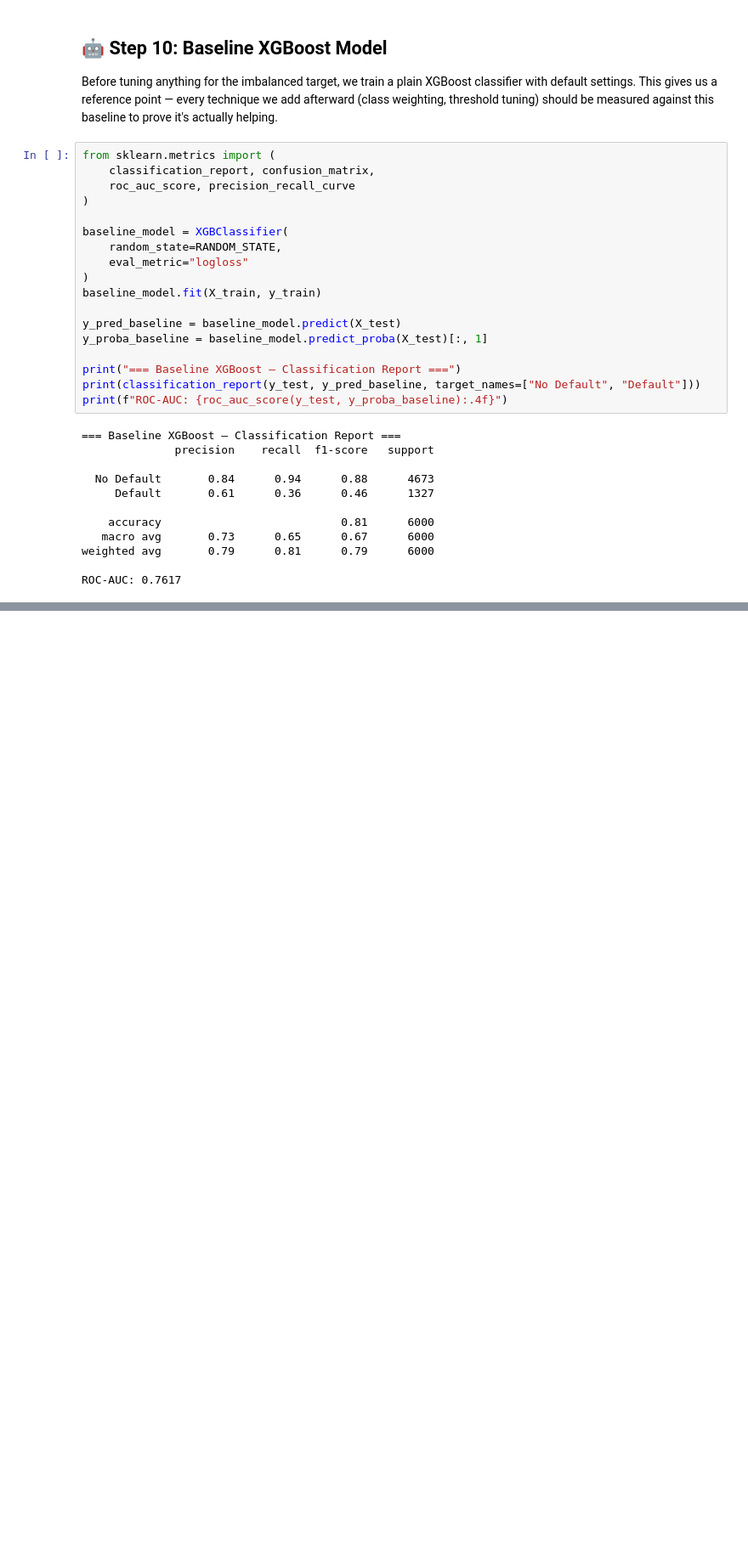
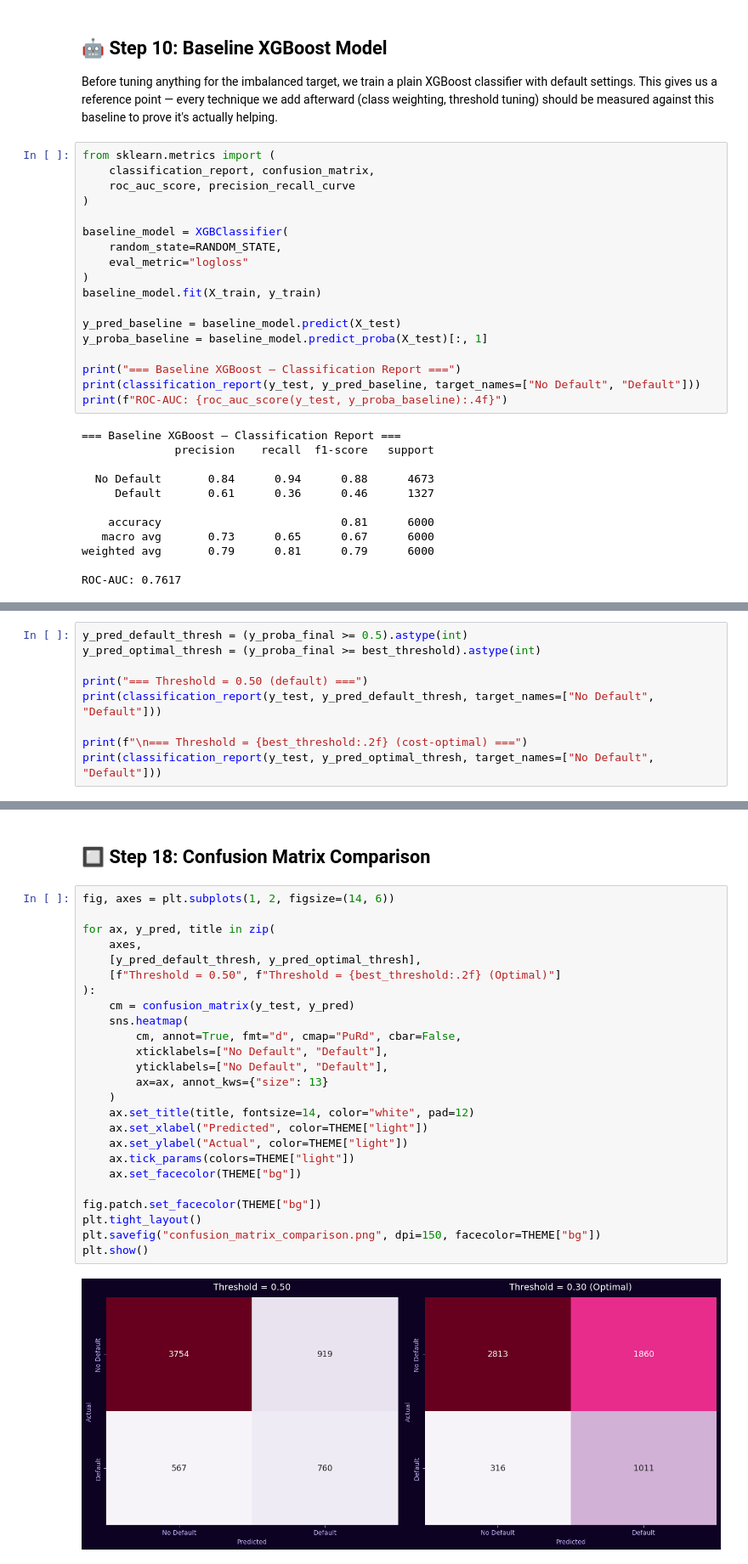
Before and after one commit to aart1nn/ML-Projects, a Jupyter notebook: 14-XG-boosting/Loan-Default-Prediction.ipynb, the cells around one changed output, grey strips where cells are left out. Shown at 85% size. Drawn from its saved outputs; the diff is of its cells as text; blank space fills up the shorter version.

```diff
--- a/14-XG-boosting/Loan-Default-Prediction.ipynb
+++ b/14-XG-boosting/Loan-Default-Prediction.ipynb
@@ -305,0 +510,9 @@ ROC-AUC: 0.7617
+# %%
+y_pred_default_thresh = (y_proba_final >= 0.5).astype(int)
+y_pred_optimal_thresh = (y_proba_final >= best_threshold).astype(int)
+
+print("=== Threshold = 0.50 (default) ===")
+print(classification_report(y_test, y_pred_default_thresh, target_names=["No Default", "Default"]))
+
+print(f"\n=== Threshold = {best_threshold:.2f} (cost-optimal) ===")
+print(classification_report(y_test, y_pred_optimal_thresh, target_names=["No Default", "Default"]))
@@ -305,0 +540,29 @@ ROC-AUC: 0.7617
+# %% [markdown]
+## 🔲 Step 18: Confusion Matrix Comparison
+# %%
+fig, axes = plt.subplots(1, 2, figsize=(14, 6))
+
+for ax, y_pred, title in zip(
+    axes,
+    [y_pred_default_thresh, y_pred_optimal_thresh],
+    [f"Threshold = 0.50", f"Threshold = {best_threshold:.2f} (Optimal)"]
+):
+    cm = confusion_matrix(y_test, y_pred)
+    sns.heatmap(
+        cm, annot=True, fmt="d", cmap="PuRd", cbar=False,
+        xticklabels=["No Default", "Default"],
+        yticklabels=["No Default", "Default"],
+        ax=ax, annot_kws={"size": 13}
+    )
+    ax.set_title(title, fontsize=14, color="white", pad=12)
+    ax.set_xlabel("Predicted", color=THEME["light"])
+    ax.set_ylabel("Actual", color=THEME["light"])
+    ax.tick_params(colors=THEME["light"])
+    ax.set_facecolor(THEME["bg"])
+
+fig.patch.set_facecolor(THEME["bg"])
+plt.tight_layout()
+plt.savefig("confusion_matrix_comparison.png", dpi=150, facecolor=THEME["bg"])
+plt.show()
+# %% [output]
+[figure, added]
```
Also changed, not shown: parts of 15 cells of this notebook, 2 other files.
